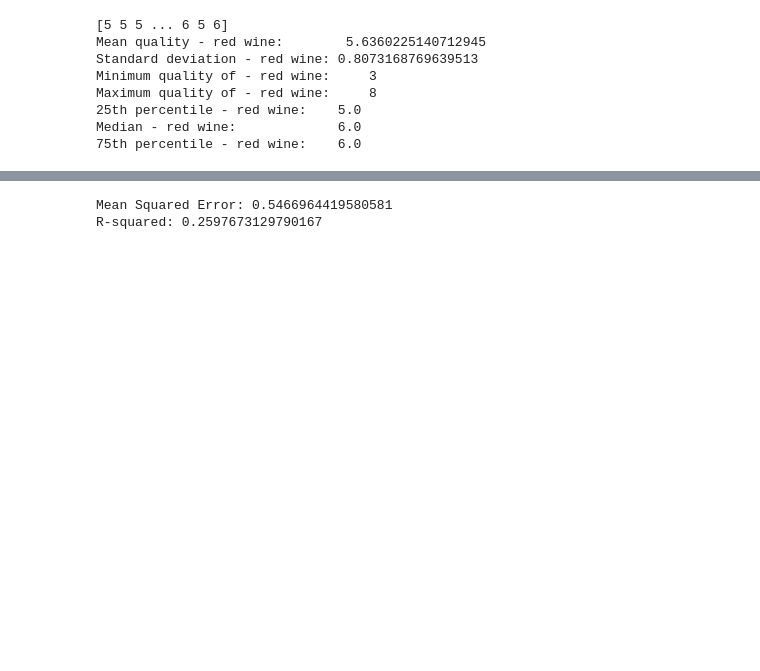
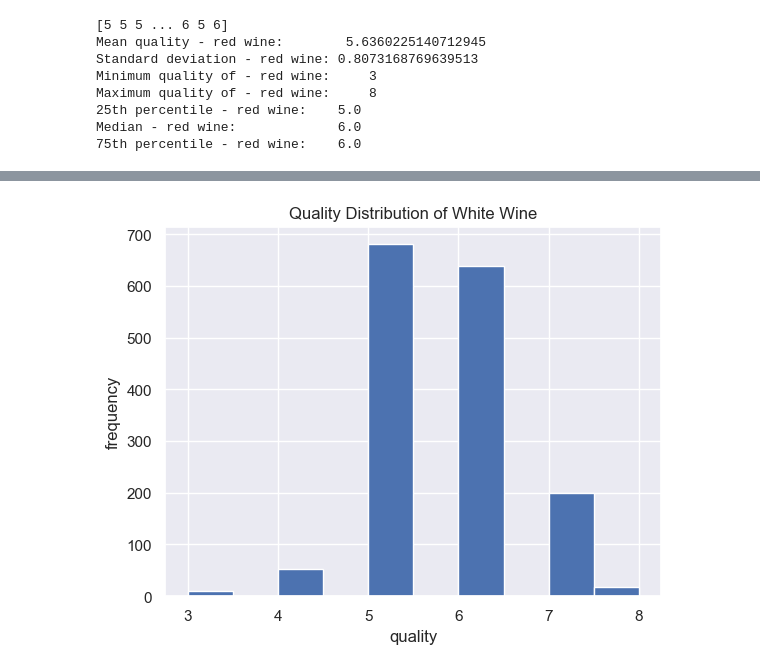
Before and after one commit to dayyanmirza/CSC2034DataScienceProject, a Jupyter notebook: CSC2034DataScienceProject.ipynb, the cells around one changed output, grey strips where cells are left out. Cells and saved outputs as stored; diff of their text form; code cells hidden in the pictures; blank space fills up the shorter version.

```diff
--- a/CSC2034DataScienceProject.ipynb
+++ b/CSC2034DataScienceProject.ipynb
@@ -414,24 +118,0 @@ As we can see from the plot, sweet wines are generally perceived as lower qualit
-# %%
-# Task 2
-
-# Analyse correlations between each pair of varibles.
-
-import pandas as pd
-import matplotlib.pyplot as plt
-import seaborn as sns
-
-red_wine = pd.read_csv("winequality-red.csv", delimiter=";")
-white_wine = pd.read_csv("winequality-white.csv", delimiter=";")
-
-red_wine['wine_type'] = 'red'
-white_wine['wine_type'] = 'white'
-wine = pd.concat([red_wine, white_wine], axis=0)
-
-corr_matrix = wine.corr()
-
-# Using Seaborn
-sns.set(style="white")
-plt.figure(figsize=(10, 8))
-sns.heatmap(corr_matrix, cmap='coolwarm', annot=True)
-plt.title("Correlation Matrix of Wine Variables")
-plt.show()
@@ -729,22 +118,0 @@ memory usage: 666.5+ KB
-# %%
-from sklearn.linear_model import LinearRegression
-from sklearn.metrics import mean_squared_error, r2_score
-
-# Linear Regression Analysis:
-
-# Fit the linear regression model on the training data
-model = LinearRegression()
-model.fit(X_train, y_train)
-
-# Make predictions on the test data
-y_pred = model.predict(X_test)
-
-# Evaluate the model's performance
-mse = mean_squared_error(y_test, y_pred)
-r2 = r2_score(y_test, y_pred)
-
-print("Mean Squared Error:", mse)
-print("R-squared:", r2)
-# %% [output]
-Mean Squared Error: 0.5466964419580581
-R-squared: 0.2597673129790167
@@ -752,0 +119,17 @@ R-squared: 0.2597673129790167
+# %%
+# Task 1A:
+
+import numpy as np
+
+# Source: https://jakevdp.github.io/PythonDataScienceHandbook/04.05-histograms-and-binnings.html
+# Source: https://matplotlib.org/stable/tutorials/introductory/pyplot.html
+
+quality_white = np.array(data['quality'])
+
+# Plots the histogram with title and labels the x and y axis.
+plt.hist(quality_white)
+plt.title('Quality Distribution of White Wine')
+plt.xlabel('quality')
+plt.ylabel('frequency');
+# %% [output]
+[figure, added]
```
Also changed, not shown: parts of 54 cells of this notebook, 3 other files.
